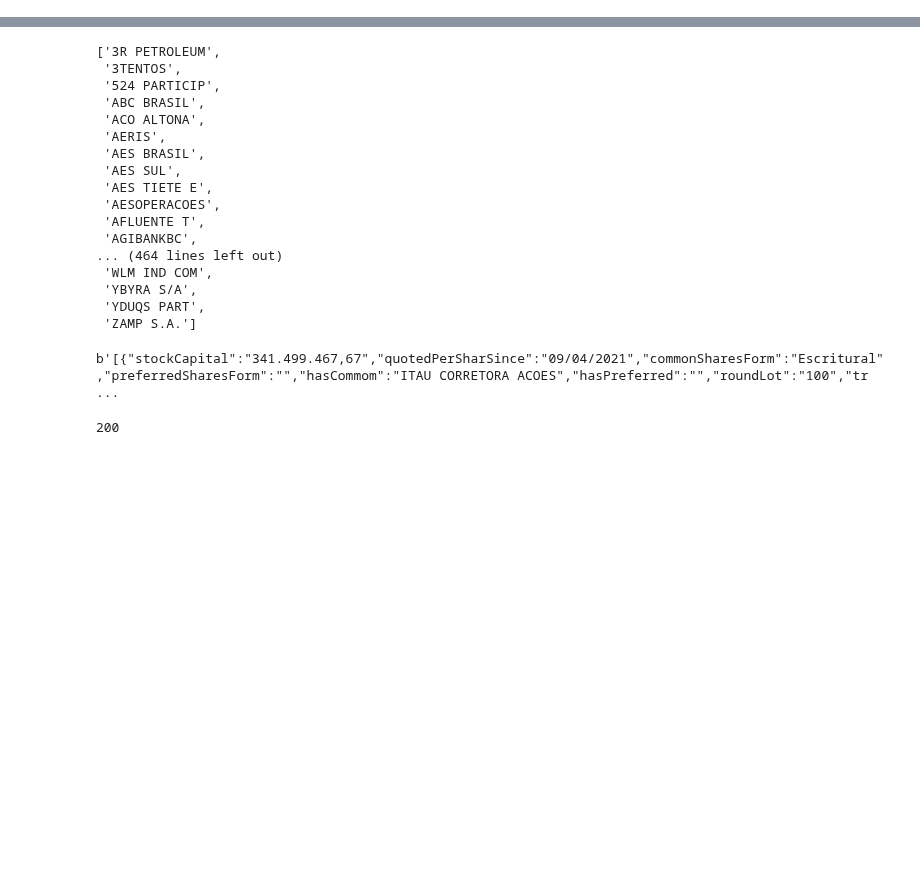
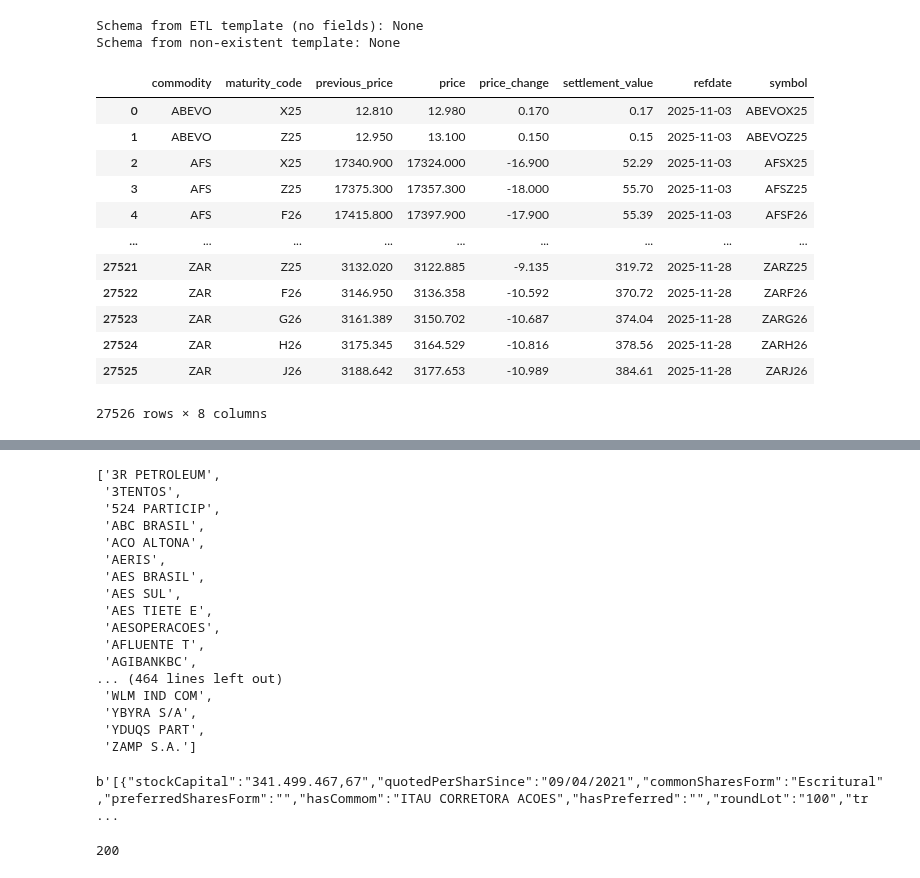
Before and after one commit to wilsonfreitas/brasa, a Jupyter notebook: notebooks/test-downloaders.ipynb, the cells around one changed output, grey strips where cells are left out. Cells and saved outputs as stored; diff of their text form; code cells hidden in the pictures; blank space fills up the shorter version.

```diff
--- a/notebooks/test-downloaders.ipynb
+++ b/notebooks/test-downloaders.ipynb
@@ -14,3 +62,32 @@ import brasa
+# %%
+# Test 4: Template without fields defined (ETL template)
+# brasa-prices is an ETL dataset with no fields defined in template
+schema_etl = get_template_schema("brasa-prices")
+print(f"Schema from ETL template (no fields): {schema_etl}")
+
+# Test 5: Non-existent template (returns None gracefully)
+schema_nonexistent = get_template_schema("nonexistent-dataset")
+print(f"Schema from non-existent template: {schema_nonexistent}")
+# %% [output]
+Schema from ETL template (no fields): None
+Schema from non-existent template: None
+# %%
+tb = brasa.get_dataset("b3-futures-settlement-prices-pipeline").to_table()
+tb.to_pandas()
+# %% [output]
+|  | commodity | maturity_code | previous_price | price | price_change | settlement_value | refdate | symbol |
+| 0 | ABEVO | X25 | 12.810 | 12.980 | 0.170 | 0.17 | 2025-11-03 | ABEVOX25 |
+| 1 | ABEVO | Z25 | 12.950 | 13.100 | 0.150 | 0.15 | 2025-11-03 | ABEVOZ25 |
+| 2 | AFS | X25 | 17340.900 | 17324.000 | -16.900 | 52.29 | 2025-11-03 | AFSX25 |
+| 3 | AFS | Z25 | 17375.300 | 17357.300 | -18.000 | 55.70 | 2025-11-03 | AFSZ25 |
+| 4 | AFS | F26 | 17415.800 | 17397.900 | -17.900 | 55.39 | 2025-11-03 | AFSF26 |
+| ... | ... | ... | ... | ... | ... | ... | ... | ... |
+| 27521 | ZAR | Z25 | 3132.020 | 3122.885 | -9.135 | 319.72 | 2025-11-28 | ZARZ25 |
+| 27522 | ZAR | F26 | 3146.950 | 3136.358 | -10.592 | 370.72 | 2025-11-28 | ZARF26 |
+| 27523 | ZAR | G26 | 3161.389 | 3150.702 | -10.687 | 374.04 | 2025-11-28 | ZARG26 |
+| 27524 | ZAR | H26 | 3175.345 | 3164.529 | -10.816 | 378.56 | 2025-11-28 | ZARH26 |
+| 27525 | ZAR | J26 | 3188.642 | 3177.653 | -10.989 | 384.61 | 2025-11-28 | ZARJ26 |
+27526 rows × 8 columns
 # %%
 brasa.get_dataset("b3-companies-details").to_table().to_pandas()
 # %% [output]
```
Also changed, not shown: parts of 2 cells of this notebook.
